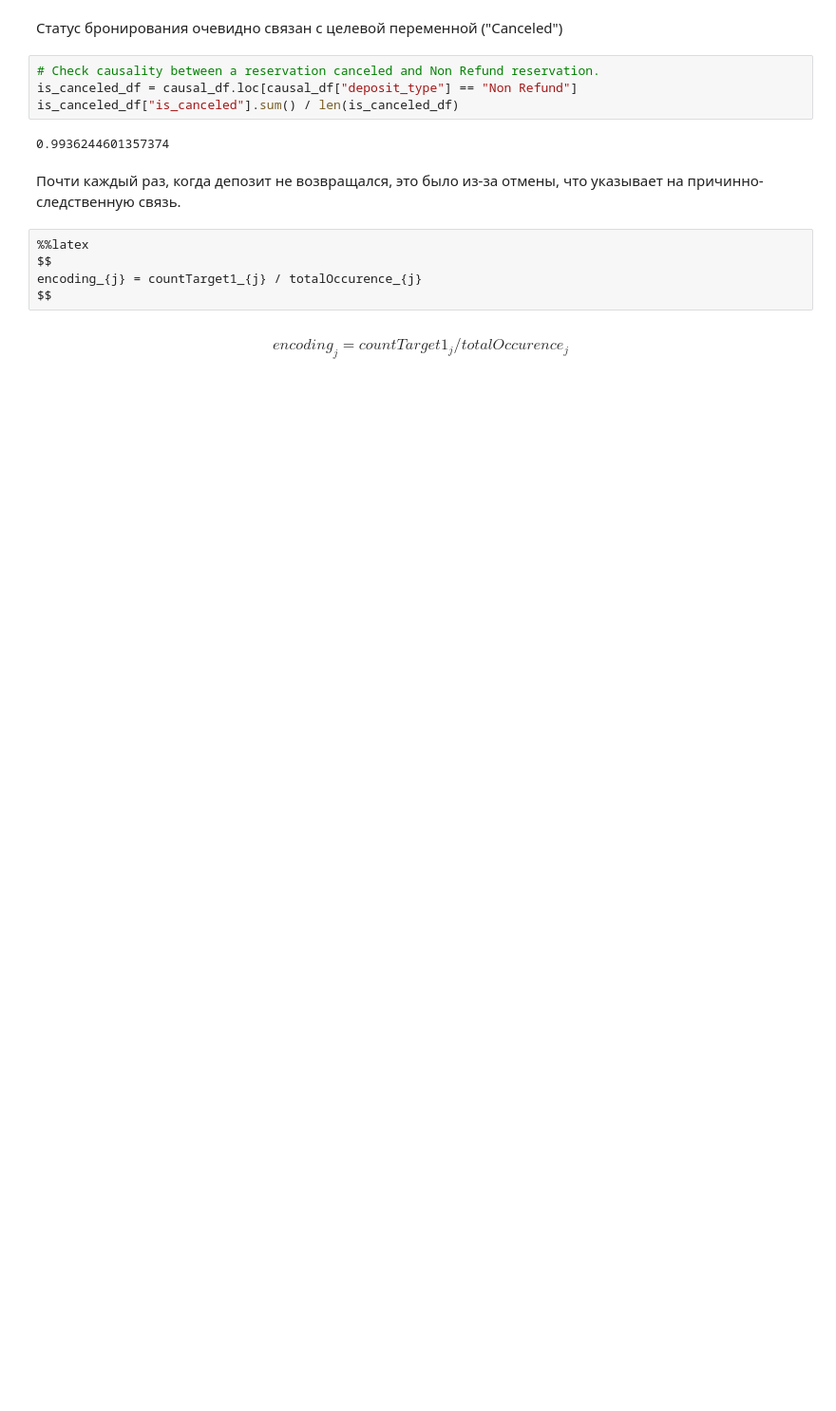
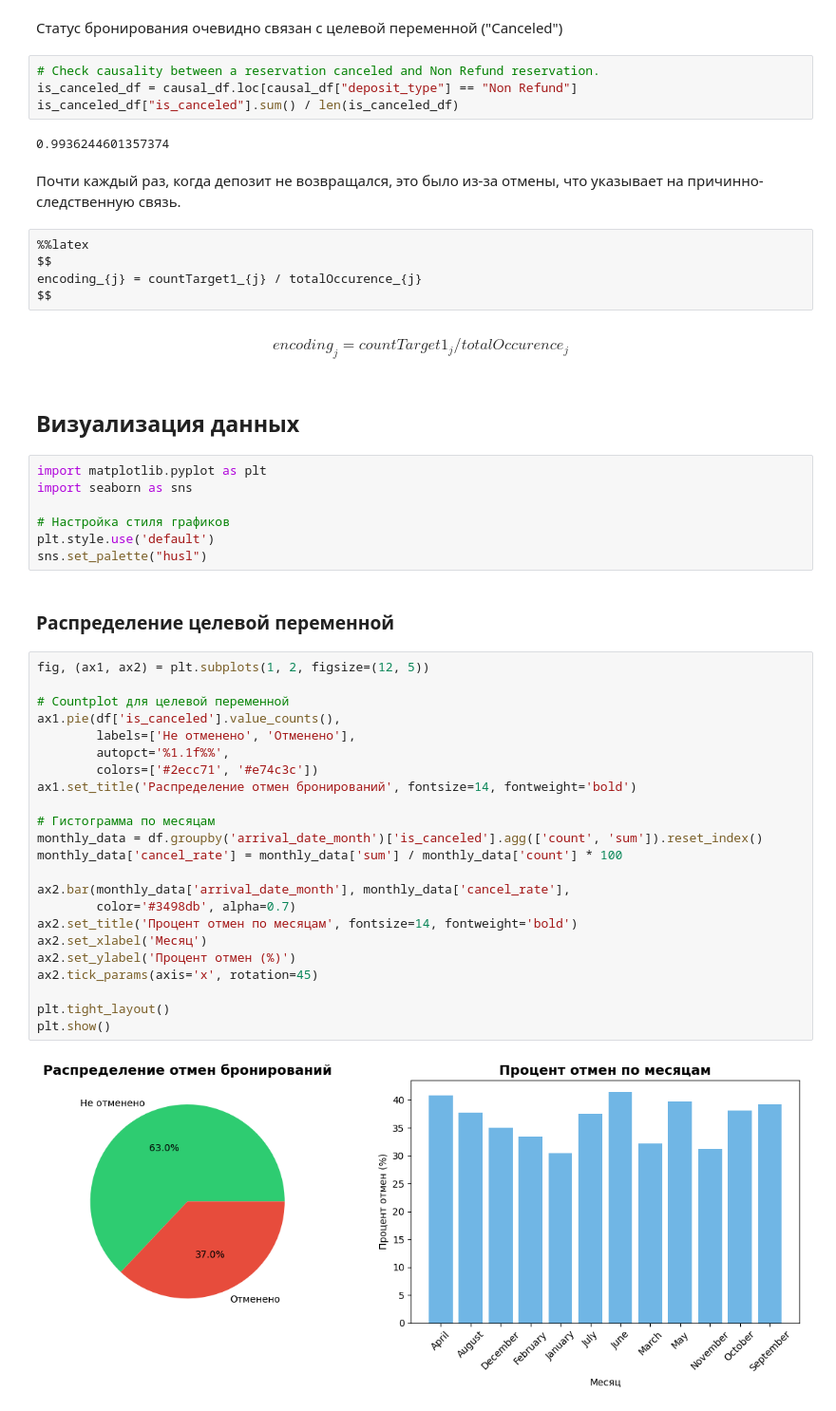
Before and after one commit to MrMaxbmb/hotel-booking-etl-ml-pipeline, a Jupyter notebook: notebooks/Exploratory_Data_Analysis.ipynb, the cells around one changed output. Shown at 95% size. Drawn from its saved outputs; the diff is of its cells as text; blank space fills up the shorter version.

```diff
--- a/notebooks/Exploratory_Data_Analysis.ipynb
+++ b/notebooks/Exploratory_Data_Analysis.ipynb
@@ -274,3 +274,39 @@ $$
 $$
 encoding_{j} = countTarget1_{j} / totalOccurence_{j}
 $$
+# %% [markdown]
+##  Визуализация данных
+# %%
+import matplotlib.pyplot as plt
+import seaborn as sns
+
+# Настройка стиля графиков
+plt.style.use('default')
+sns.set_palette("husl")
+# %% [markdown]
+###  Распределение целевой переменной
+# %%
+fig, (ax1, ax2) = plt.subplots(1, 2, figsize=(12, 5))
+
+# Countplot для целевой переменной
+ax1.pie(df['is_canceled'].value_counts(),
+        labels=['Не отменено', 'Отменено'],
+        autopct='%1.1f%%',
+        colors=['#2ecc71', '#e74c3c'])
+ax1.set_title('Распределение отмен бронирований', fontsize=14, fontweight='bold')
+
+# Гистограмма по месяцам
+monthly_data = df.groupby('arrival_date_month')['is_canceled'].agg(['count', 'sum']).reset_index()
+monthly_data['cancel_rate'] = monthly_data['sum'] / monthly_data['count'] * 100
+
+ax2.bar(monthly_data['arrival_date_month'], monthly_data['cancel_rate'],
+        color='#3498db', alpha=0.7)
+ax2.set_title('Процент отмен по месяцам', fontsize=14, fontweight='bold')
+ax2.set_xlabel('Месяц')
+ax2.set_ylabel('Процент отмен (%)')
+ax2.tick_params(axis='x', rotation=45)
+
+plt.tight_layout()
+plt.show()
+# %% [output]
+[figure, added]
```
Also changed, not shown: parts of 5 cells of this notebook, 4 other files.
